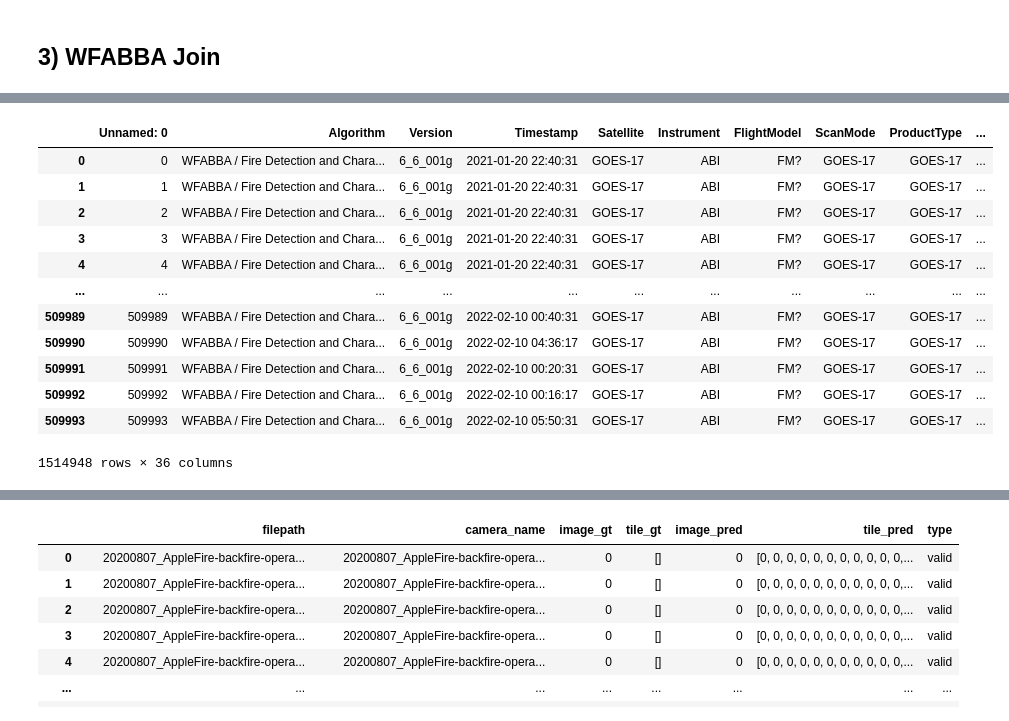
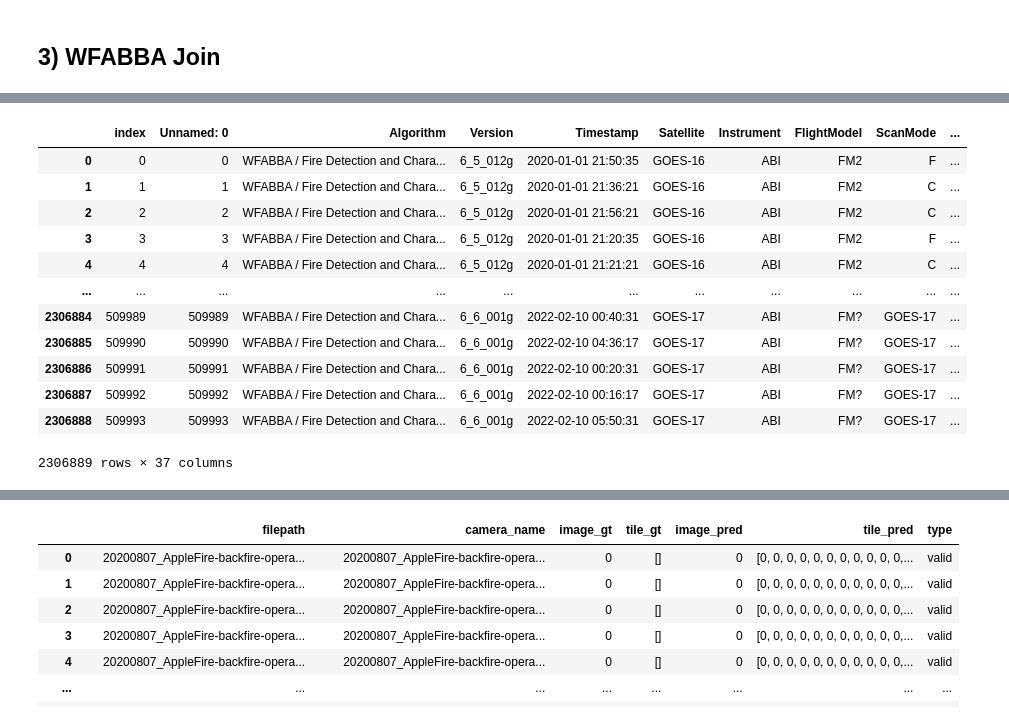
Before and after one commit to shaneluna/smokeynet-engineering, a Jupyter notebook: notebooks/wfabba/WFABBA_FIgLib_Join.ipynb, the cells around one changed output, grey strips where cells are left out. Drawn from its saved outputs; the diff is of its cells as text; code cells hidden in the pictures.

```diff
--- a/notebooks/wfabba/WFABBA_FIgLib_Join.ipynb
+++ b/notebooks/wfabba/WFABBA_FIgLib_Join.ipynb
@@ -225,23 +265,31 @@ wfabba_goes_16_df
+# %%
+#read in GOES 17 inputs
+wfabba_goes_17_part1_df = pd.read_csv("goes-17_2020_Part1.csv")
+wfabba_goes_17_part2_df = pd.read_csv("goes-17_2020_Part2.csv")
+wfabba_goes_17_part3_df = pd.read_csv("goes-17_2020_Part3.csv")
+wfabba_goes_17_part4_df = pd.read_csv("goes-17_2020_Part4.csv")
+wfabba_goes_17_part5_df = pd.read_csv("goes-17_2020_Part5.csv")
+wfabba_goes_17_part6_df = pd.read_csv("goes-17_2020_Part6.csv")
+wfabba_goes_17_1_df = pd.read_csv("goes-17_1.csv")
+wfabba_goes_17_2_df = pd.read_csv("goes-17_2.csv")
 # %%
 # GOES 17 operations
-wfabba_goes_17_1_df = pd.read_csv("goes-17_1.csv")
-# wfabba_goes_17_1_df
-wfabba_goes_17_2_df = pd.read_csv("goes-17_2.csv")
-# wfabba_goes_17_2_df
-wfabba_goes_17_df = pd.concat([wfabba_goes_17_1_df, wfabba_goes_17_2_df])
+wfabba_goes_17_df = pd.concat([wfabba_goes_17_part1_df, wfabba_goes_17_part2_df,wfabba_goes_17_part3_df,wfabba_goes_17_part4_df,wfabba_goes_17_part5_df,wfabba_goes_17_part6_df,wfabba_goes_17_1_df,wfabba_goes_17_2_df])
+
 wfabba_goes_17_df["timestamp_converted"] = pd.to_datetime(wfabba_goes_17_df["Timestamp"], infer_datetime_format=True, origin="unix", utc=True)
+wfabba_goes_17_df = wfabba_goes_17_df.reset_index()
 wfabba_goes_17_df
 # %% [output]
-|  | Unnamed: 0 | Algorithm | Version | Timestamp | Satellite | Instrument | FlightModel | ScanMode | ProductType | ... |
-| 0 | 0 | WFABBA / Fire Detection and Chara... | 6_6_001g | 2021-01-20 22:40:31 | GOES-17 | ABI | FM? | GOES-17 | GOES-17 | ... |
-| 1 | 1 | WFABBA / Fire Detection and Chara... | 6_6_001g | 2021-01-20 22:40:31 | GOES-17 | ABI | FM? | GOES-17 | GOES-17 | ... |
-| 2 | 2 | WFABBA / Fire Detection and Chara... | 6_6_001g | 2021-01-20 22:40:31 | GOES-17 | ABI | FM? | GOES-17 | GOES-17 | ... |
-| 3 | 3 | WFABBA / Fire Detection and Chara... | 6_6_001g | 2021-01-20 22:40:31 | GOES-17 | ABI | FM? | GOES-17 | GOES-17 | ... |
-| 4 | 4 | WFABBA / Fire Detection and Chara... | 6_6_001g | 2021-01-20 22:40:31 | GOES-17 | ABI | FM? | GOES-17 | GOES-17 | ... |
+|  | index | Unnamed: 0 | Algorithm | Version | Timestamp | Satellite | Instrument | FlightModel | ScanMode | ... |
+| 0 | 0 | 0 | WFABBA / Fire Detection and Chara... | 6_5_012g | 2020-01-01 21:50:35 | GOES-16 | ABI | FM2 | F | ... |
+| 1 | 1 | 1 | WFABBA / Fire Detection and Chara... | 6_5_012g | 2020-01-01 21:36:21 | GOES-16 | ABI | FM2 | C | ... |
+| 2 | 2 | 2 | WFABBA / Fire Detection and Chara... | 6_5_012g | 2020-01-01 21:56:21 | GOES-16 | ABI | FM2 | C | ... |
+| 3 | 3 | 3 | WFABBA / Fire Detection and Chara... | 6_5_012g | 2020-01-01 21:20:35 | GOES-16 | ABI | FM2 | F | ... |
+| 4 | 4 | 4 | WFABBA / Fire Detection and Chara... | 6_5_012g | 2020-01-01 21:21:21 | GOES-16 | ABI | FM2 | C | ... |
 | ... | ... | ... | ... | ... | ... | ... | ... | ... | ... | ... |
-| 509989 | 509989 | WFABBA / Fire Detection and Chara... | 6_6_001g | 2022-02-10 00:40:31 | GOES-17 | ABI | FM? | GOES-17 | GOES-17 | ... |
-| 509990 | 509990 | WFABBA / Fire Detection and Chara... | 6_6_001g | 2022-02-10 04:36:17 | GOES-17 | ABI | FM? | GOES-17 | GOES-17 | ... |
-| 509991 | 509991 | WFABBA / Fire Detection and Chara... | 6_6_001g | 2022-02-10 00:20:31 | GOES-17 | ABI | FM? | GOES-17 | GOES-17 | ... |
-| 509992 | 509992 | WFABBA / Fire Detection and Chara... | 6_6_001g | 2022-02-10 00:16:17 | GOES-17 | ABI | FM? | GOES-17 | GOES-17 | ... |
-| 509993 | 509993 | WFABBA / Fire Detection and Chara... | 6_6_001g | 2022-02-10 05:50:31 | GOES-17 | ABI | FM? | GOES-17 | GOES-17 | ... |
+| 2306884 | 509989 | 509989 | WFABBA / Fire Detection and Chara... | 6_6_001g | 2022-02-10 00:40:31 | GOES-17 | ABI | FM? | GOES-17 | ... |
+| 2306885 | 509990 | 509990 | WFABBA / Fire Detection and Chara... | 6_6_001g | 2022-02-10 04:36:17 | GOES-17 | ABI | FM? | GOES-17 | ... |
+| 2306886 | 509991 | 509991 | WFABBA / Fire Detection and Chara... | 6_6_001g | 2022-02-10 00:20:31 | GOES-17 | ABI | FM? | GOES-17 | ... |
+| 2306887 | 509992 | 509992 | WFABBA / Fire Detection and Chara... | 6_6_001g | 2022-02-10 00:16:17 | GOES-17 | ABI | FM? | GOES-17 | ... |
+| 2306888 | 509993 | 509993 | WFABBA / Fire Detection and Chara... | 6_6_001g | 2022-02-10 05:50:31 | GOES-17 | ABI | FM? | GOES-17 | ... |
-1514948 rows × 36 columns
+2306889 rows × 37 columns
```
Also changed, not shown: parts of 59 cells of this notebook.
